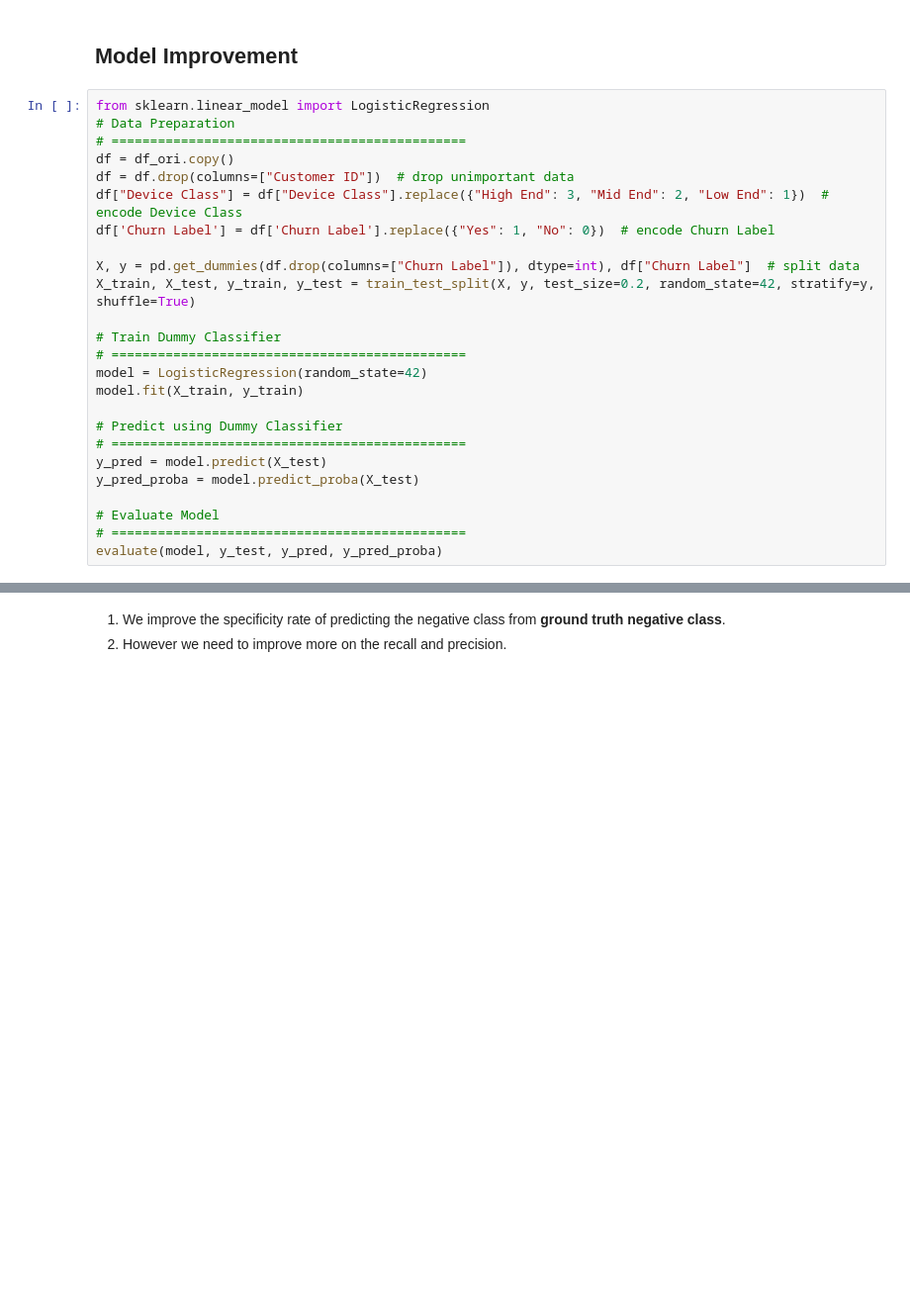
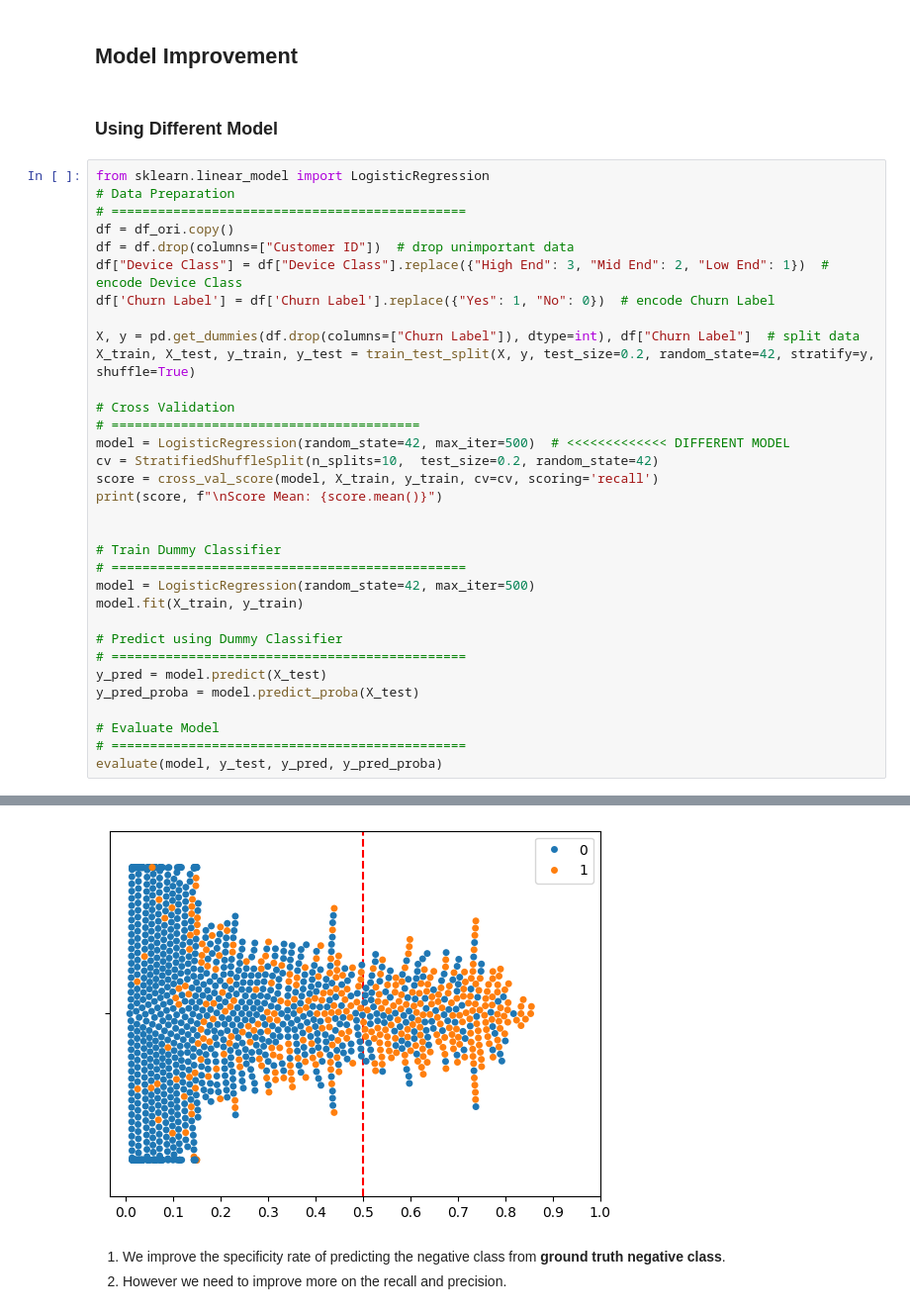
Before and after one commit to marcellinus-witarsah/data-challenge-dsw-2023, a Jupyter notebook: notebooks/03_churn_model.ipynb, the cells around one changed output, grey strips where cells are left out. Shown at 99% size. Drawn from its saved outputs; the diff is of its cells as text; blank space fills up the shorter version.

```diff
--- a/notebooks/03_churn_model.ipynb
+++ b/notebooks/03_churn_model.ipynb
@@ -539,5 +545,7 @@ evaluate(model, y_test, y_pred, y_pred_proba)
 # %% [markdown]
 ## Model Improvement
+# %% [markdown]
+### Using Different Model
 # %%
 from sklearn.linear_model import LogisticRegression
 # Data Preparation
@@ -550,9 +558,17 @@ df['Churn Label'] = df['Churn Label'].replace({"Yes": 1, "No": 0})  # encode Chu
 X, y = pd.get_dummies(df.drop(columns=["Churn Label"]), dtype=int), df["Churn Label"]  # split data
 X_train, X_test, y_train, y_test = train_test_split(X, y, test_size=0.2, random_state=42, stratify=y, shuffle=True)
 
+# Cross Validation
+# ========================================
+model = LogisticRegression(random_state=42, max_iter=500)  # <<<<<<<<<<<<< DIFFERENT MODEL
+cv = StratifiedShuffleSplit(n_splits=10,  test_size=0.2, random_state=42)
+score = cross_val_score(model, X_train, y_train, cv=cv, scoring='recall')
+print(score, f"\nScore Mean: {score.mean()}")
+
+
 # Train Dummy Classifier
 # ==============================================
-model = LogisticRegression(random_state=42)
+model = LogisticRegression(random_state=42, max_iter=500)
 model.fit(X_train, y_train)
 
 # Predict using Dummy Classifier
@@ -574,5 +594,6 @@ evaluate(model, y_test, y_pred, y_pred_proba)
 [figure]
 [figure]
+[figure, added]
 # %% [markdown]
 1. We improve the specificity rate of predicting the negative class from **ground truth negative class**.
 2. However we need to improve more on the recall and precision.
```
Also changed, not shown: parts of 8 cells of this notebook.
